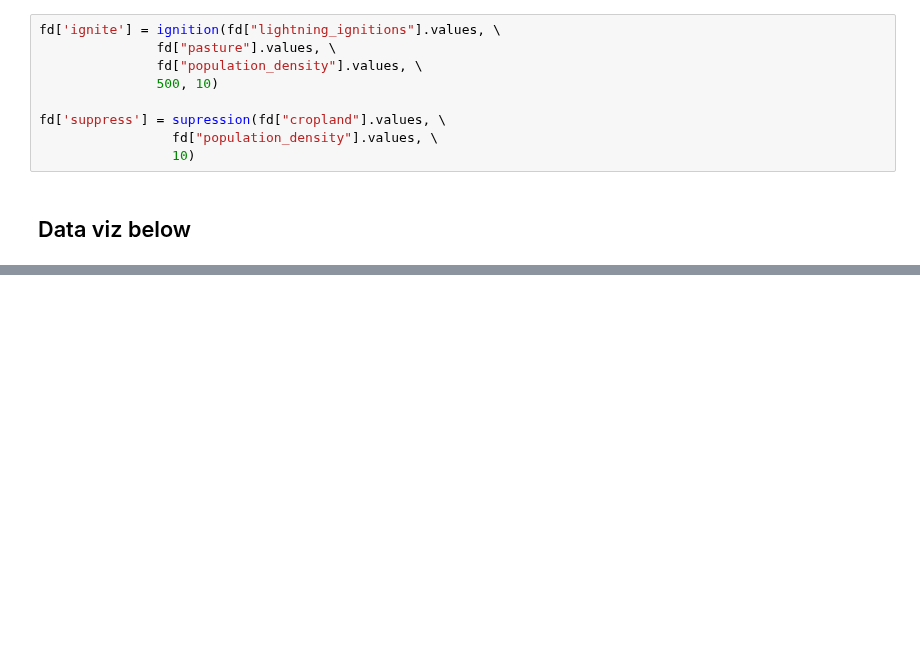
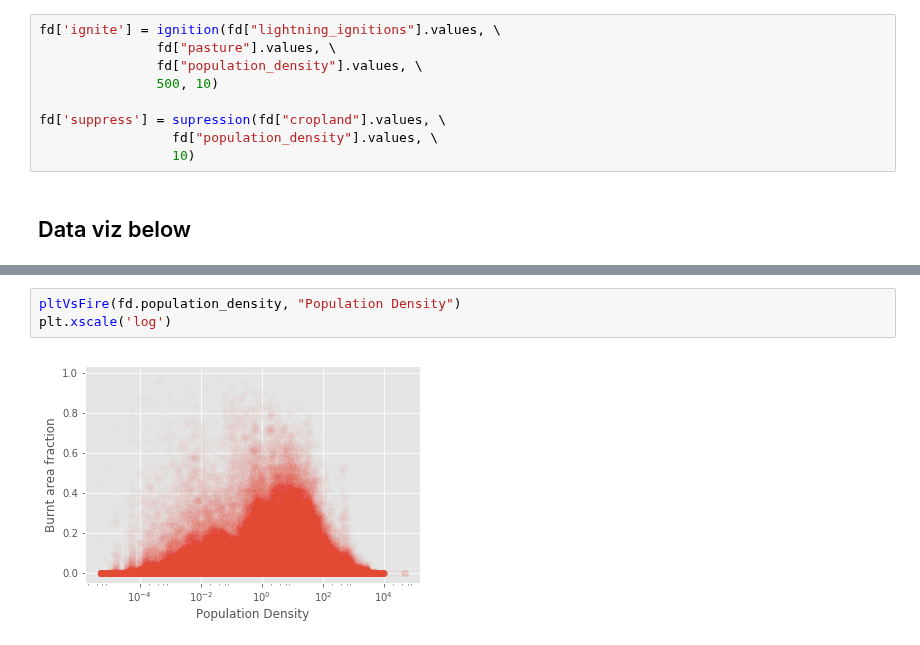
Before and after one commit to rhyswhitley/fire_limitation, a Jupyter notebook: notebooks/data_viz.ipynb, the cells around one changed output, grey strips where cells are left out. Saved outputs shown, nothing was run; the diff lists cells and outputs as text; blank space fills up the shorter version.

```diff
--- a/notebooks/data_viz.ipynb
+++ b/notebooks/data_viz.ipynb
@@ -110,0 +128,5 @@ plt.show()
+# %%
+pltVsFire(fd.population_density, "Population Density")
+plt.xscale('log')
+# %% [output]
+[figure, added]
```
Also changed, not shown: parts of 10 cells of this notebook.
